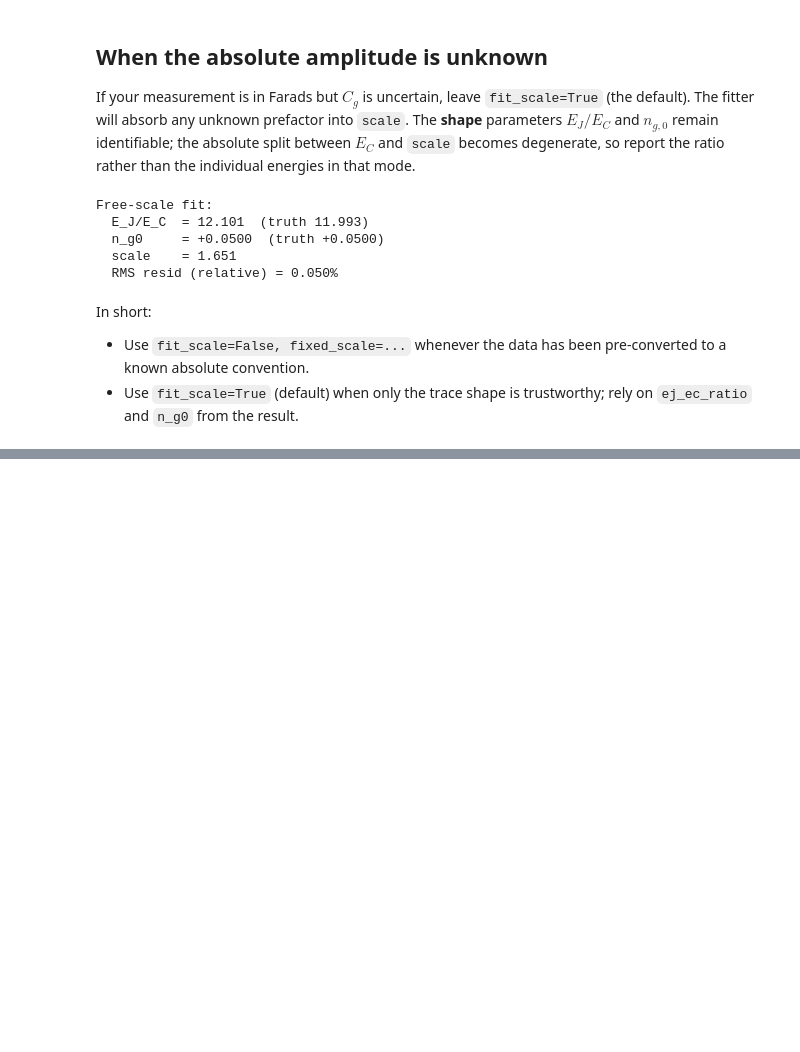
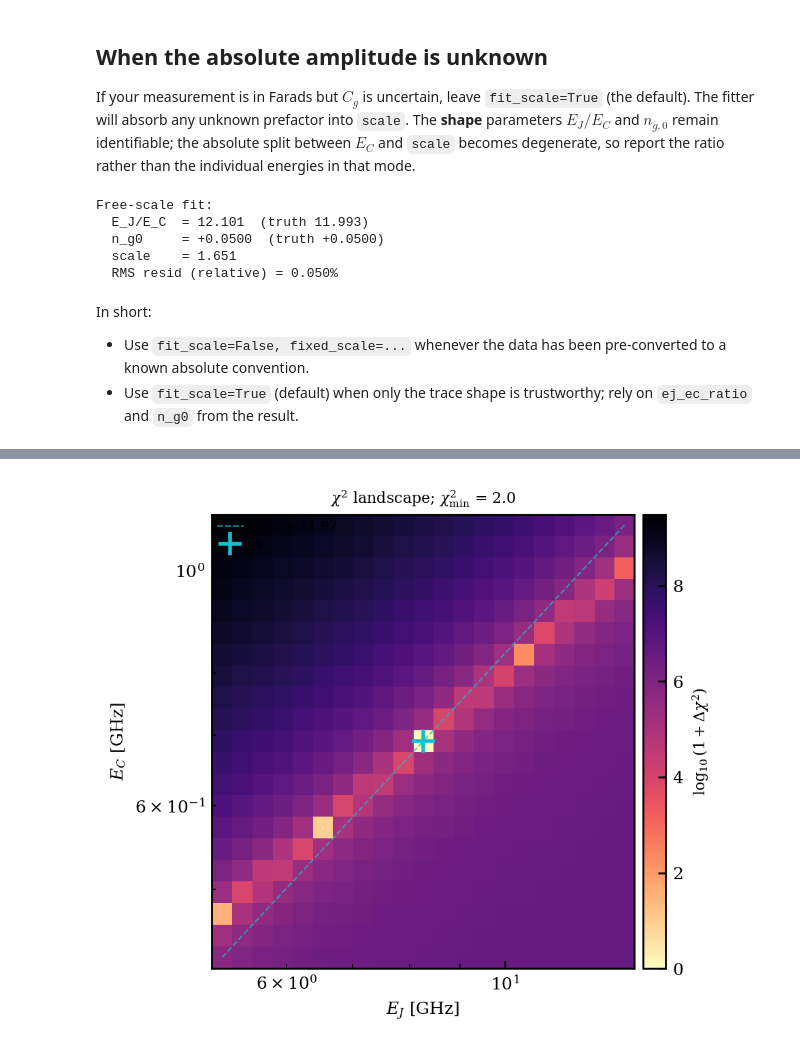
Before and after one commit to WashU-Astroparticle-Lab/qpd, a Jupyter notebook: notebooks/quantum_capacitance.ipynb, the cells around one changed output, grey strips where cells are left out. Cells and saved outputs as stored; diff of their text form; code cells hidden in the pictures; blank space fills up the shorter version.

```diff
--- a/notebooks/quantum_capacitance.ipynb
+++ b/notebooks/quantum_capacitance.ipynb
@@ -249,0 +261,7 @@ In short:
+# %%
+fig, ax = qpd.plot_likelihood_landscape(
+    ng_fit, cq_meas, fit, parity='odd',
+    n_grid=21, span_factor=1.6,
+)
+# %% [output]
+[figure, added]
```
Also changed, not shown: parts of 2 cells of this notebook, 2 other files.
